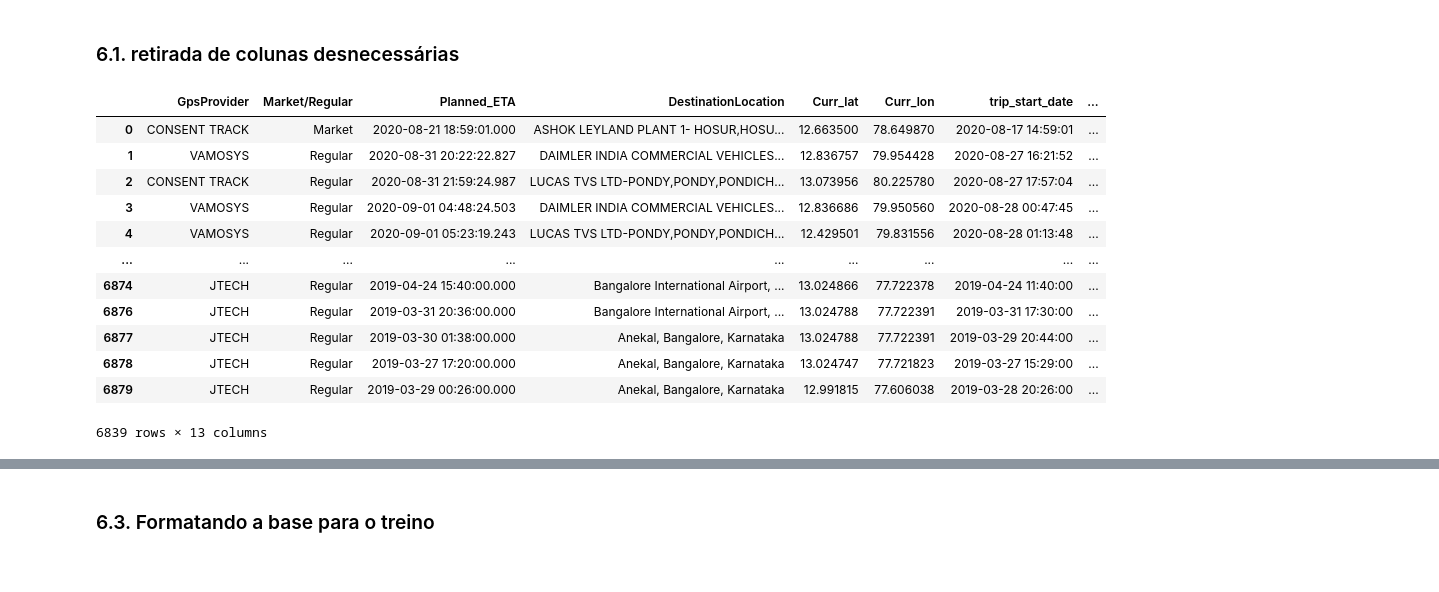
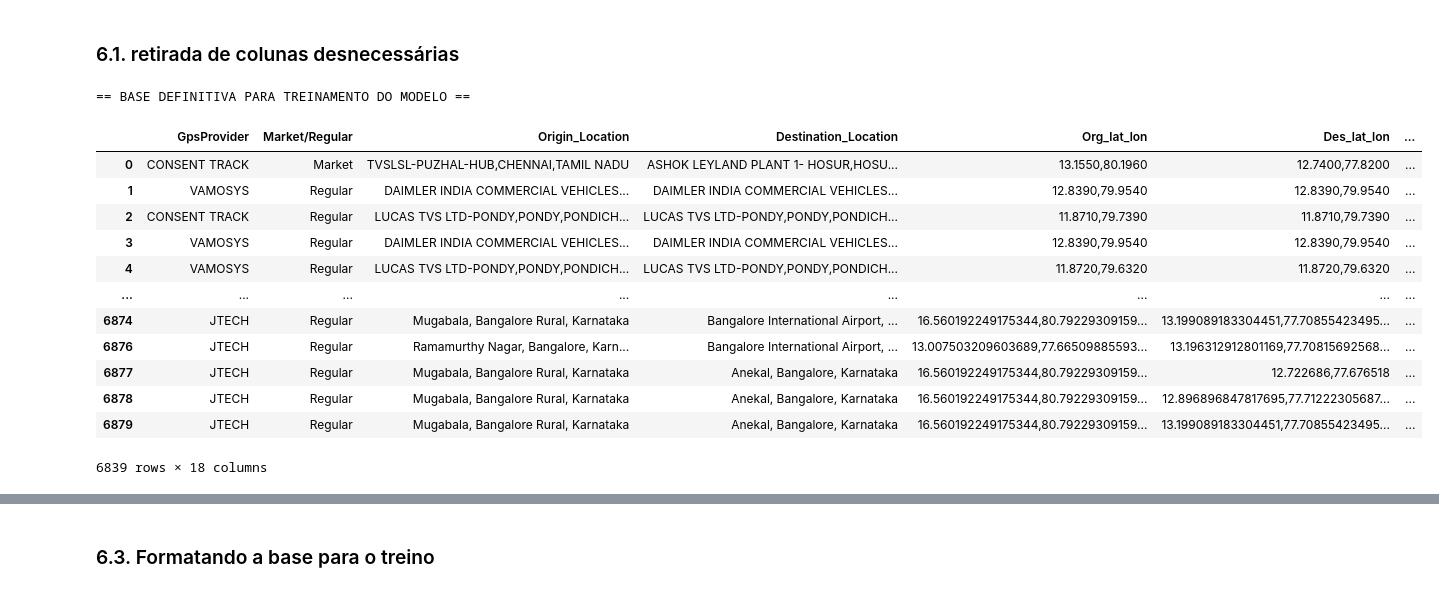
Before and after one commit to Ei-Truck/Exploratory-Analysis_Preditive-Model, a Jupyter notebook: T_L_Tracking_Dataset/analise_dados.ipynb, the cells around one changed output, grey strips where cells are left out. Cells and saved outputs as stored; diff of their text form; code cells hidden in the pictures.

```diff
--- a/T_L_Tracking_Dataset/analise_dados.ipynb
+++ b/T_L_Tracking_Dataset/analise_dados.ipynb
@@ -575,57 +577,56 @@ See the caveats in the documentation: https://pandas.pydata.org/pandas-docs/stab
 ### 6.1. retirada de colunas desnecessárias
 # %%
 colunas_desnecessarias = [
-    # Identificador único, não traz informação útil para prever atrasos
+    # Identificador único
     "BookingID",
-    # Data/hora bruta do agendamento. Melhor extrair variáveis derivadas (mês, dia da semana, hora)
+    # Data/hora bruta do agendamento.
     "BookingID_Date",
-    # Placa do veículo, informação única que não generaliza (melhor usar vehicleType)
+    # Placa do veículo
     "vehicle_no",
-    # Nome do motorista: dado pessoal + não generaliza para outros
+    # Nome do motorista
     "Driver_Name",
-    # Telefone do motorista: dado pessoal e irrelevante para atrasos
+    # Telefone do motorista
     "Driver_MobileNo",
-    # Identificador do cliente: é apenas um código
+    # Identificador do cliente
     "customerID",
-    # Nome/código do cliente: pode enviesar o modelo, não generaliza (a não ser que queira analisar clientes específicos)
+    # Nome/código do cliente
     "customerNameCode",
-    # Identificador do fornecedor: apenas um código
+    # Identificador do fornecedor
     "supplierID",
-    # Nome/código do fornecedor: pode enviesar, só faz sentido em análise de fornecedor
+    # Nome/código do fornecedor
     "supplierNameCode",
-    # Código da localização de origem (redundante, já temos latitude/longitude)
+    # Código da localização de origem
     "OriginLocation_Code",
-    # Código da localização de destino (redundante, já temos latitude/longitude)
+    # Código da localização de destino
     "DestinationLocation_Code",
-    # Data/hora de ping do GPS: só se sabe durante a viagem, não pode ser usado na previsão antes de sair
+    # Data/hora de ping do GPS
     "Data_Ping_time",
     # ETA real: só se sabe após a viagem (causa vazamento de dados)
     "actual_eta",
     # Data de término da viagem: informação conhecida apenas após a entrega (vazamento de dados)
     "trip_end_date",
     # Ambas já foram usadas para classificar o target
     "delay",
     "ontime",
-    "Current_Location",
-    "Origin_Location",
-    "Destination_Location",
-    "Org_lat_lon",
-    "Des_lat_lon",
 ]
 
 df = df.drop(columns=[c for c in colunas_desnecessarias if c in df.columns])
+
+print('== BASE DEFINITIVA PARA TREINAMENTO DO MODELO ==')
+
 df
 # %% [output]
+== BASE DEFINITIVA PARA TREINAMENTO DO MODELO ==
-|  | GpsProvider | Market/Regular | Planned_ETA | DestinationLocation | Curr_lat | Curr_lon | trip_start_date | ... |
-| 0 | CONSENT TRACK | Market | 2020-08-21 18:59:01.000 | ASHOK LEYLAND PLANT 1- HOSUR,HOSU... | 12.663500 | 78.649870 | 2020-08-17 14:59:01 | ... |
-| 1 | VAMOSYS | Regular | 2020-08-31 20:22:22.827 | DAIMLER INDIA COMMERCIAL VEHICLES... | 12.836757 | 79.954428 | 2020-08-27 16:21:52 | ... |
-| 2 | CONSENT TRACK | Regular | 2020-08-31 21:59:24.987 | LUCAS TVS LTD-PONDY,PONDY,PONDICH... | 13.073956 | 80.225780 | 2020-08-27 17:57:04 | ... |
-| 3 | VAMOSYS | Regular | 2020-09-01 04:48:24.503 | DAIMLER INDIA COMMERCIAL VEHICLES... | 12.836686 | 79.950560 | 2020-08-28 00:47:45 | ... |
-| 4 | VAMOSYS | Regular | 2020-09-01 05:23:19.243 | LUCAS TVS LTD-PONDY,PONDY,PONDICH... | 12.429501 | 79.831556 | 2020-08-28 01:13:48 | ... |
-| ... | ... | ... | ... | ... | ... | ... | ... | ... |
-| 6874 | JTECH | Regular | 2019-04-24 15:40:00.000 | Bangalore International Airport, ... | 13.024866 | 77.722378 | 2019-04-24 11:40:00 | ... |
-| 6876 | JTECH | Regular | 2019-03-31 20:36:00.000 | Bangalore International Airport, ... | 13.024788 | 77.722391 | 2019-03-31 17:30:00 | ... |
-| 6877 | JTECH | Regular | 2019-03-30 01:38:00.000 | Anekal, Bangalore, Karnataka | 13.024788 | 77.722391 | 2019-03-29 20:44:00 | ... |
-| 6878 | JTECH | Regular | 2019-03-27 17:20:00.000 | Anekal, Bangalore, Karnataka | 13.024747 | 77.721823 | 2019-03-27 15:29:00 | ... |
-| 6879 | JTECH | Regular | 2019-03-29 00:26:00.000 | Anekal, Bangalore, Karnataka | 12.991815 | 77.606038 | 2019-03-28 20:26:00 | ... |
+|  | GpsProvider | Market/Regular | Origin_Location | Destination_Location | Org_lat_lon | Des_lat_lon | ... |
+| 0 | CONSENT TRACK | Market | TVSLSL-PUZHAL-HUB,CHENNAI,TAMIL NADU | ASHOK LEYLAND PLANT 1- HOSUR,HOSU... | 13.1550,80.1960 | 12.7400,77.8200 | ... |
+| 1 | VAMOSYS | Regular | DAIMLER INDIA COMMERCIAL VEHICLES... | DAIMLER INDIA COMMERCIAL VEHICLES... | 12.8390,79.9540 | 12.8390,79.9540 | ... |
+| 2 | CONSENT TRACK | Regular | LUCAS TVS LTD-PONDY,PONDY,PONDICH... | LUCAS TVS LTD-PONDY,PONDY,PONDICH... | 11.8710,79.7390 | 11.8710,79.7390 | ... |
+| 3 | VAMOSYS | Regular | DAIMLER INDIA COMMERCIAL VEHICLES... | DAIMLER INDIA COMMERCIAL VEHICLES... | 12.8390,79.9540 | 12.8390,79.9540 | ... |
+| 4 | VAMOSYS | Regular | LUCAS TVS LTD-PONDY,PONDY,PONDICH... | LUCAS TVS LTD-PONDY,PONDY,PONDICH... | 11.8720,79.6320 | 11.8720,79.6320 | ... |
+| ... | ... | ... | ... | ... | ... | ... | ... |
+| 6874 | JTECH | Regular | Mugabala, Bangalore Rural, Karnataka | Bangalore International Airport, ... | 16.560192249175344,80.79229309159... | 13.199089183304451,77.70855423495... | ... |
+| 6876 | JTECH | Regular | Ramamurthy Nagar, Bangalore, Karn... | Bangalore International Airport, ... | 13.007503209603689,77.66509885593... | 13.196312912801169,77.70815692568... | ... |
+| 6877 | JTECH | Regular | Mugabala, Bangalore Rural, Karnataka | Anekal, Bangalore, Karnataka | 16.560192249175344,80.79229309159... | 12.722686,77.676518 | ... |
+| 6878 | JTECH | Regular | Mugabala, Bangalore Rural, Karnataka | Anekal, Bangalore, Karnataka | 16.560192249175344,80.79229309159... | 12.896896847817695,77.71222305687... | ... |
+| 6879 | JTECH | Regular | Mugabala, Bangalore Rural, Karnataka | Anekal, Bangalore, Karnataka | 16.560192249175344,80.79229309159... | 13.199089183304451,77.70855423495... | ... |
-6839 rows × 13 columns
+6839 rows × 18 columns
```
Also changed, not shown: parts of 22 cells of this notebook.
